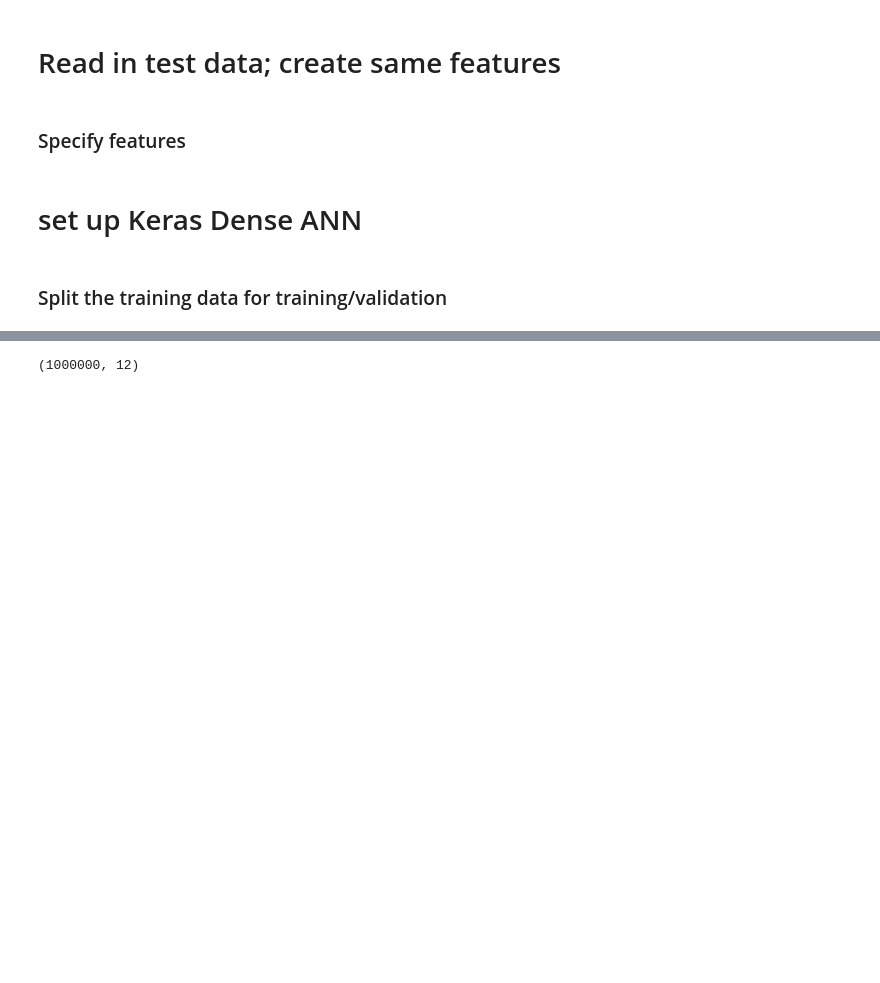
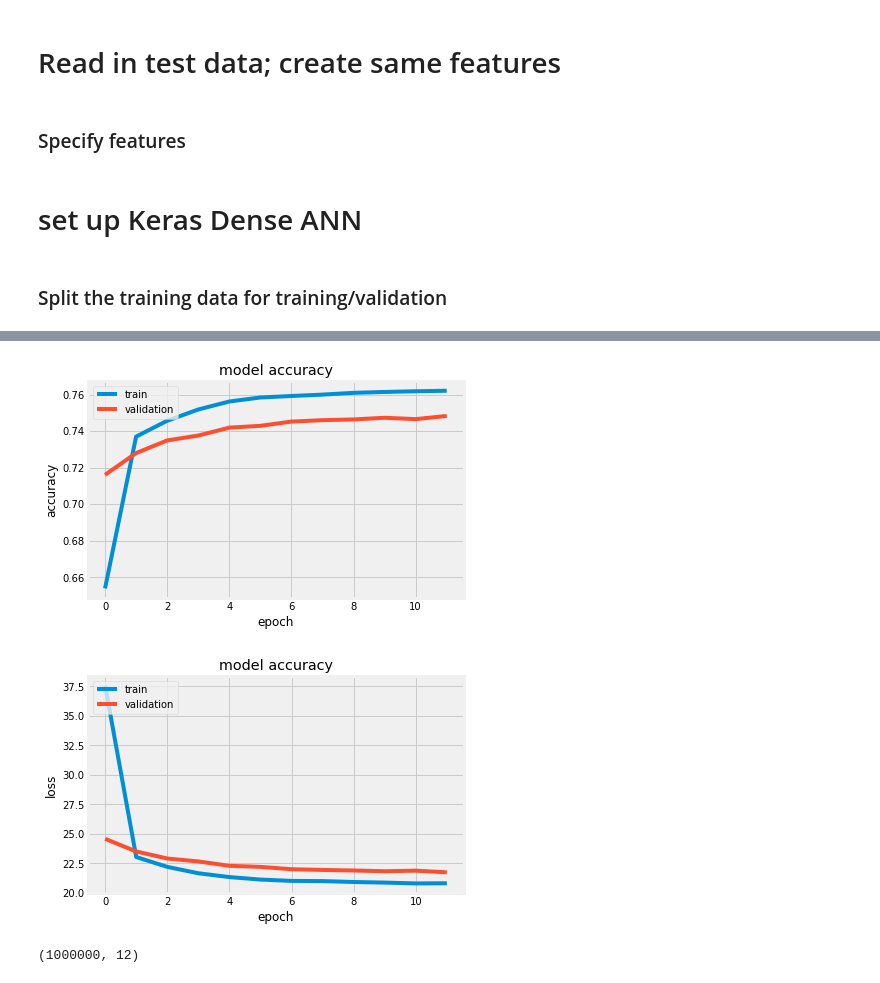
Before and after one commit to harperes/MachineLearning, a Jupyter notebook: TaxiFare/TaxiANNFaster.ipynb, the cells around one changed output, grey strips where cells are left out. Drawn from its saved outputs; the diff is of its cells as text; code cells hidden in the pictures; blank space fills up the shorter version.

```diff
--- a/TaxiFare/TaxiANNFaster.ipynb
+++ b/TaxiFare/TaxiANNFaster.ipynb
@@ -290,3 +294,26 @@ Finished training after 14 epochs with accuracy 0.03139154302258072
+# %%
+fig = plt.figure()
+ax = fig.add_subplot(111)
+ax.plot(train_hist.history['coeff_determination'])
+ax.plot(train_hist.history['val_coeff_determination'])
+ax.set_title('model accuracy')
+ax.set_xlabel('epoch')
+ax.set_ylabel('accuracy')
+ax.legend(['train', 'validation'], loc='upper left')
+plt.show()
+
+fig = plt.figure()
+ax = fig.add_subplot(111)
+ax.plot(train_hist.history['loss'])
+ax.plot(train_hist.history['val_loss'])
+ax.set_title('model accuracy')
+ax.set_xlabel('epoch')
+ax.set_ylabel('loss')
+ax.legend(['train', 'validation'], loc='upper left')
+plt.show()
+# %% [output]
+[figure, added]
+[figure, added]
 # %%
 X = np.asarray(X_valid[features])
 print(X.shape)
```
Also changed, not shown: parts of 9 cells of this notebook.
